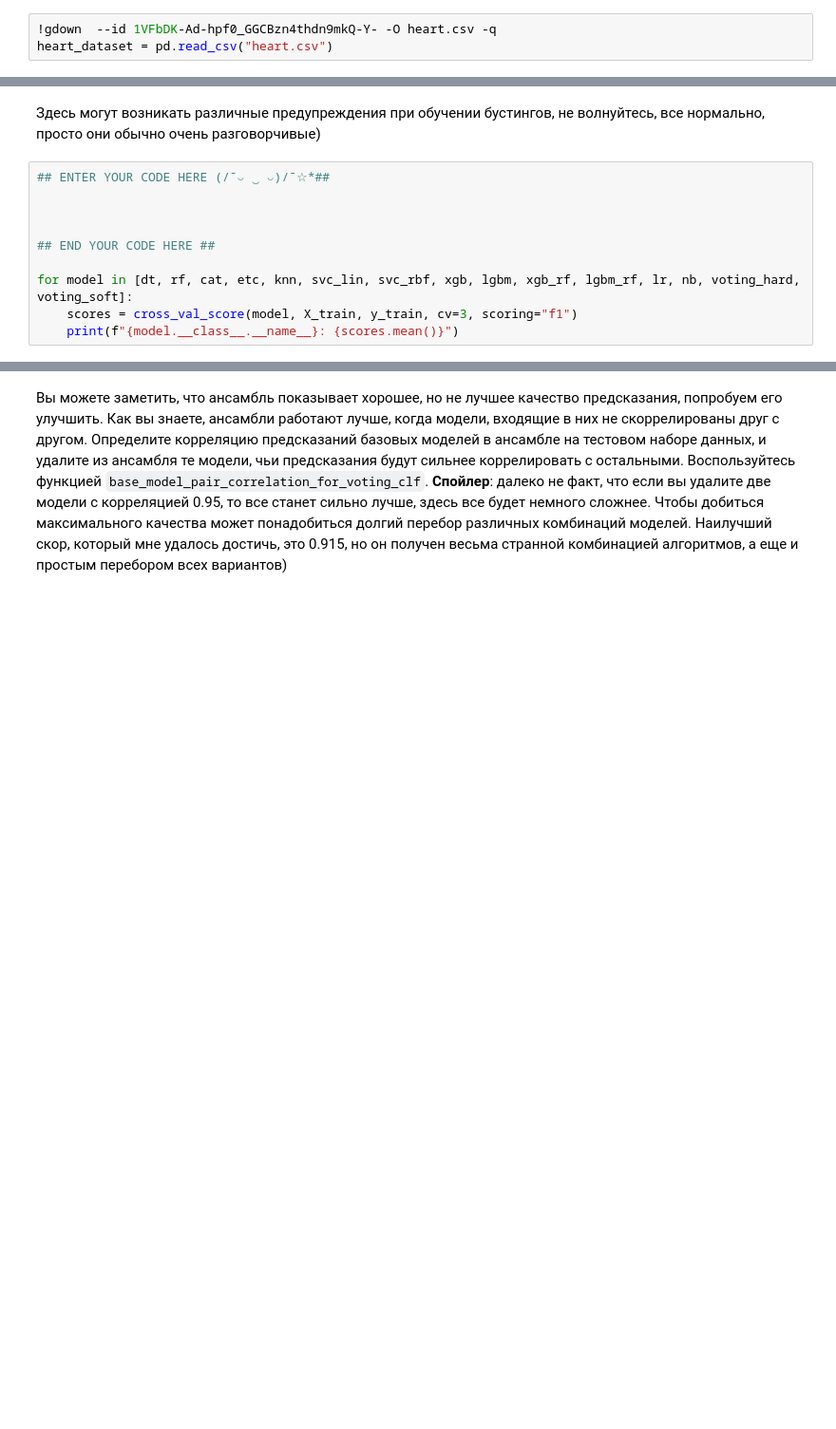
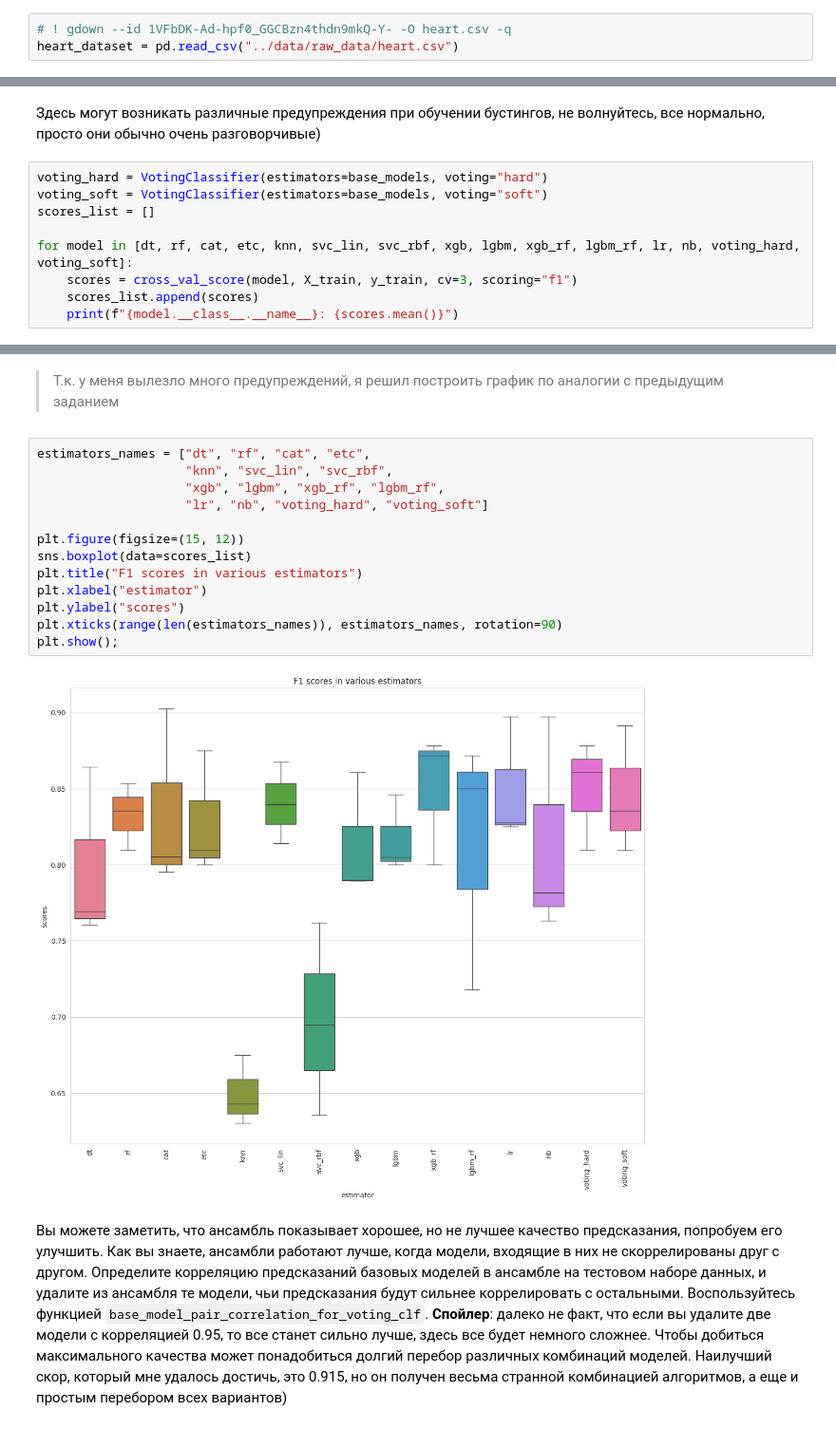
Before and after one commit to ArtemVaska/BI-ML-2024, a Jupyter notebook: lecture_5_ensemples/homework/code/Ensembles.ipynb, the cells around one changed output, grey strips where cells are left out. Shown at 95% size. Drawn from its saved outputs; the diff is of its cells as text; blank space fills up the shorter version.

```diff
--- a/lecture_5_ensemples/homework/code/Ensembles.ipynb
+++ b/lecture_5_ensemples/homework/code/Ensembles.ipynb
@@ -410,8 +410,8 @@ plt.show();
 
 В данной задаче вам нужно диагностировать сердечное заболевание у людей по медицинским показателям.
 # %%
-!gdown  --id 1VFbDK-Ad-hpf0_GGCBzn4thdn9mkQ-Y- -O heart.csv -q
-heart_dataset = pd.read_csv("heart.csv")
+# ! gdown --id 1VFbDK-Ad-hpf0_GGCBzn4thdn9mkQ-Y- -O heart.csv -q
+heart_dataset = pd.read_csv("../data/raw_data/heart.csv")
 # %%
 X = heart_dataset.drop("target", axis=1)
 y = heart_dataset["target"]
@@ -450,12 +450,11 @@ base_models = [("DT", dt), ("RF", rf),
 # %% [markdown]
 Здесь могут возникать различные предупреждения при обучении бустингов, не волнуйтесь, все нормально, просто они обычно очень разговорчивые)
 # %%
-## ENTER YOUR CODE HERE (/¯◡ ‿ ◡)/¯☆*##
-
-
-
-## END YOUR CODE HERE ##
+voting_hard = VotingClassifier(estimators=base_models, voting="hard")
+voting_soft = VotingClassifier(estimators=base_models, voting="soft")
+scores_list = []
 
 for model in [dt, rf, cat, etc, knn, svc_lin, svc_rbf, xgb, lgbm, xgb_rf, lgbm_rf, lr, nb, voting_hard, voting_soft]:
     scores = cross_val_score(model, X_train, y_train, cv=3, scoring="f1")
+    scores_list.append(scores)
     print(f"{model.__class__.__name__}: {scores.mean()}")
@@ -462,3 +479,20 @@ for model in [dt, rf, cat, etc, knn, svc_lin, svc_rbf, xgb, lgbm, xgb_rf, lgbm_r
+# %% [markdown]
+> Т.к. у меня вылезло много предупреждений, я решил построить график по аналогии с предыдущим заданием
+# %%
+estimators_names = ["dt", "rf", "cat", "etc",
+                    "knn", "svc_lin", "svc_rbf",
+                    "xgb", "lgbm", "xgb_rf", "lgbm_rf",
+                    "lr", "nb", "voting_hard", "voting_soft"]
+
+plt.figure(figsize=(15, 12))
+sns.boxplot(data=scores_list)
+plt.title("F1 scores in various estimators")
+plt.xlabel("estimator")
+plt.ylabel("scores")
+plt.xticks(range(len(estimators_names)), estimators_names, rotation=90)
+plt.show();
+# %% [output]
+[figure, added]
 # %% [markdown]
 Вы можете заметить, что ансамбль показывает хорошее, но не лучшее качество предсказания, попробуем его улучшить. Как вы знаете, ансамбли работают лучше, когда модели, входящие в них не скоррелированы друг с другом. Определите корреляцию предсказаний базовых моделей в ансамбле на тестовом наборе данных, и удалите из ансамбля те модели, чьи предсказания будут сильнее коррелировать с остальными. Воспользуйтесь функцией `base_model_pair_correlation_for_voting_clf`. **Спойлер**: далеко не факт, что если вы удалите две модели с корреляцией 0.95, то все станет сильно лучше, здесь все будет немного сложнее. Чтобы добиться максимального качества может понадобиться долгий перебор различных комбинаций моделей. Наилучший скор, который мне удалось достичь, это 0.915, но он получен весьма странной комбинацией алгоритмов, а еще и простым перебором всех вариантов)
 # %%
```
Also changed, not shown: parts of 11 cells of this notebook.
